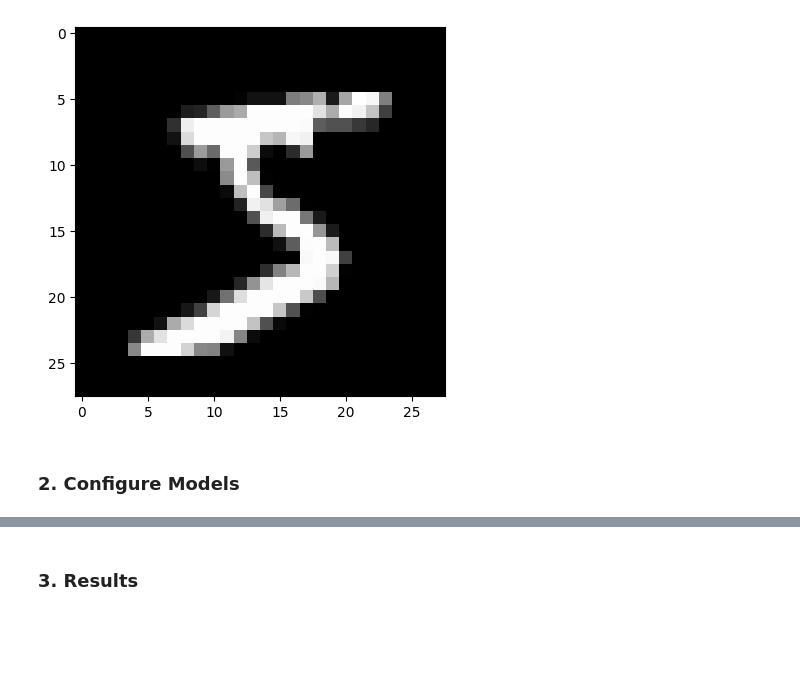
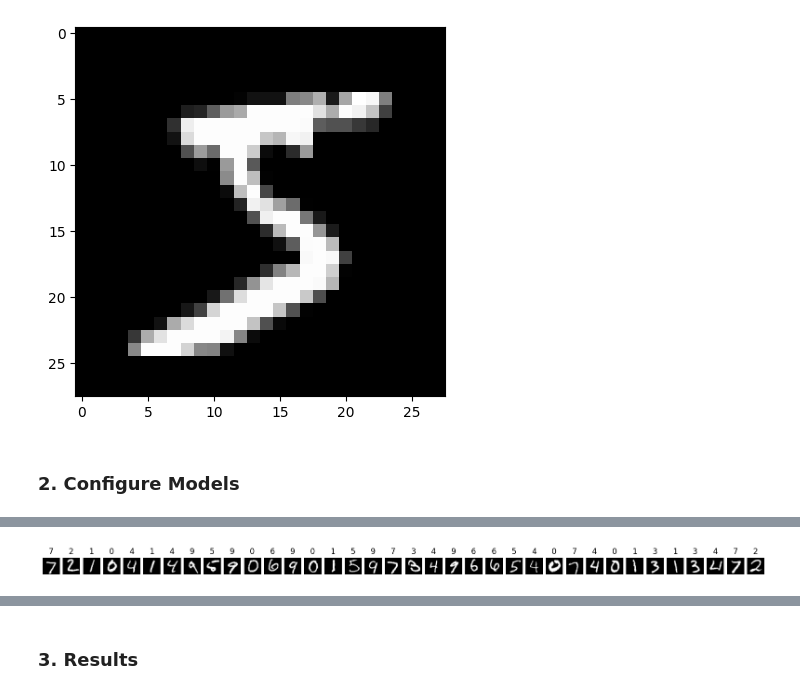
Before and after one commit to Sofie273/laborarbeit, a Jupyter notebook: CNN.ipynb, the cells around one changed output, grey strips where cells are left out. Cells and saved outputs as stored; diff of their text form; code cells hidden in the pictures; blank space fills up the shorter version.

```diff
--- a/CNN.ipynb
+++ b/CNN.ipynb
@@ -45,14 +45,19 @@ plt.imshow(X_train[0], cmap="gray")
 ### 2. Configure Models
 # %%
 from keras.models import Sequential
-from keras.layers import Dense, Conv2D, Flatten
+from keras.layers import Dense, Conv2D, Flatten, MaxPooling2D
 
 model = Sequential()
 
-model.add(Conv2D(10, kernel_size=(3, 3), activation="sigmoid", input_shape=(28, 28, 1)))
+model.add(Conv2D(128, kernel_size=(3, 3), activation="relu", input_shape=(28, 28, 1)))
+model.add(MaxPooling2D(pool_size=(2, 2)))
+model.add(Conv2D(128, kernel_size=(3, 3), activation="relu"))
+model.add(MaxPooling2D(pool_size=(2, 2)))
 model.add(Flatten())
-model.add(Dense(10, activation="softmax"))
+model.add(Dense(128, activation="relu"))
+model.add(Dense(10, activation="softmax")) #Output = activation(dot(input, kernel) + bias)
 
-model.compile(optimizer="rmsprop", loss="categorical_crossentropy", metrics=["accuracy"])
+model.compile(optimizer="adam", loss="categorical_crossentropy", metrics=["accuracy"])
+
 model.fit(X_train.reshape(60000, 28, 28, 1), y_train, epochs=10, batch_size=1000)
 # %% [output]
@@ -76,10 +81 @@ Epoch 10/10
 <keras.src.callbacks.History at 0x...>
-# %%
-model = Sequential()
-
-model.add(Conv2D(10, kernel_size=(9,9), activation="sigmoid", input_shape=(28, 28, 1)))
-model.add(Flatten())
-model.add(Dense(10, activation="softmax"))
-
-model.compile(optimizer="rmsprop", loss="categorical_crossentropy", metrics=["accuracy"])
-model.fit(X_train.reshape(60000, 28, 28, 1), y_train, epochs=10, batch_size=1000)
@@ -107,0 +82,8 @@ Epoch 10/10
+# %%
+fig, axes = plt.subplots(1, 36, figsize=(20, 20))
+
+for i in range(36):
+    axes[i].imshow(X_test[i].reshape(28,28), cmap="gray")
+    axes[i].set_title(np.argmax(model.predict(X_test[i].reshape(1, 28, 28, 1))))
+    axes[i].axis("off")
+# %% [output]
@@ -108 +107,2 @@ Epoch 10/10
+[figure, added]
 # %%
```
Also changed, not shown: parts of 7 cells of this notebook, 10 other files.
